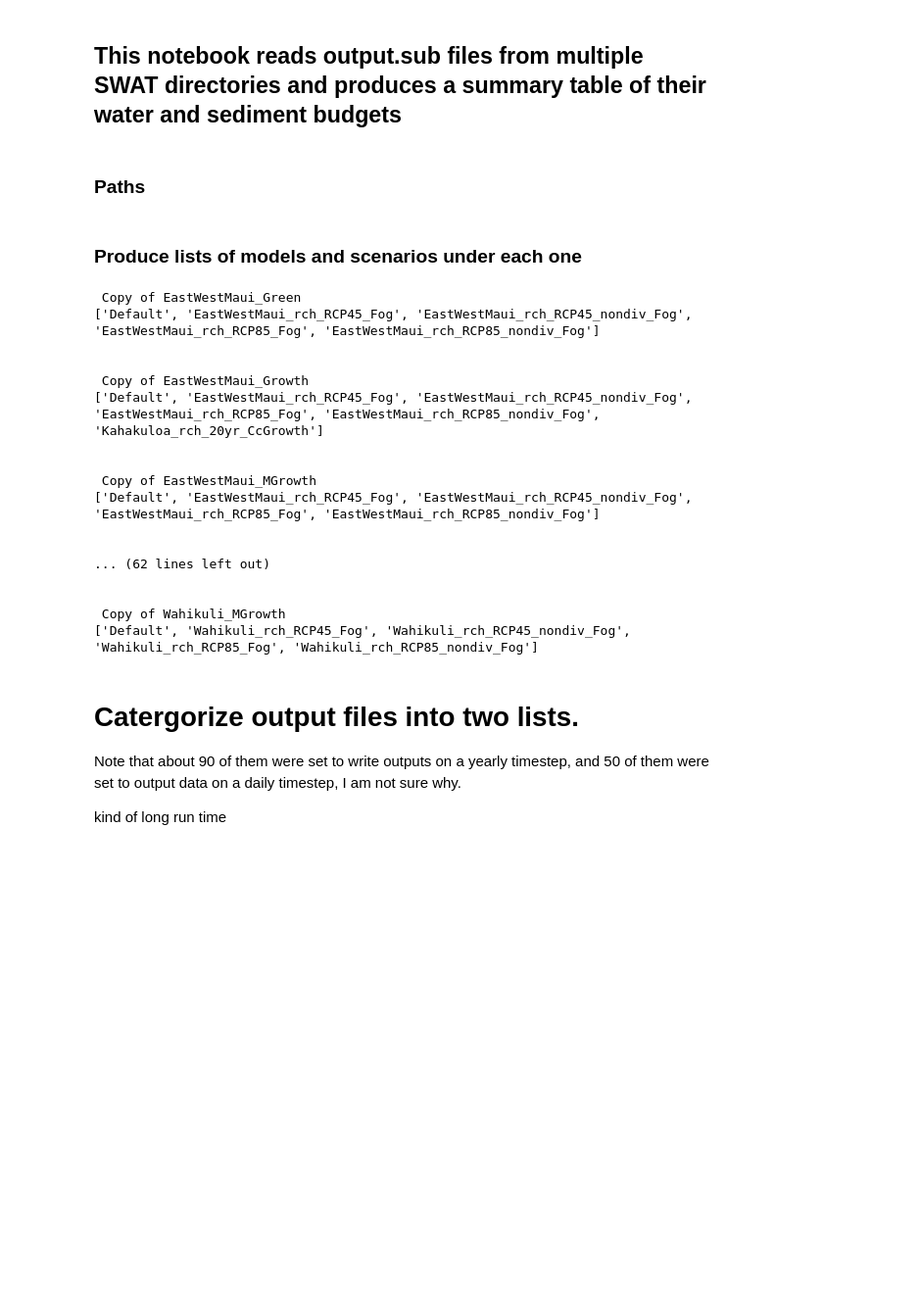
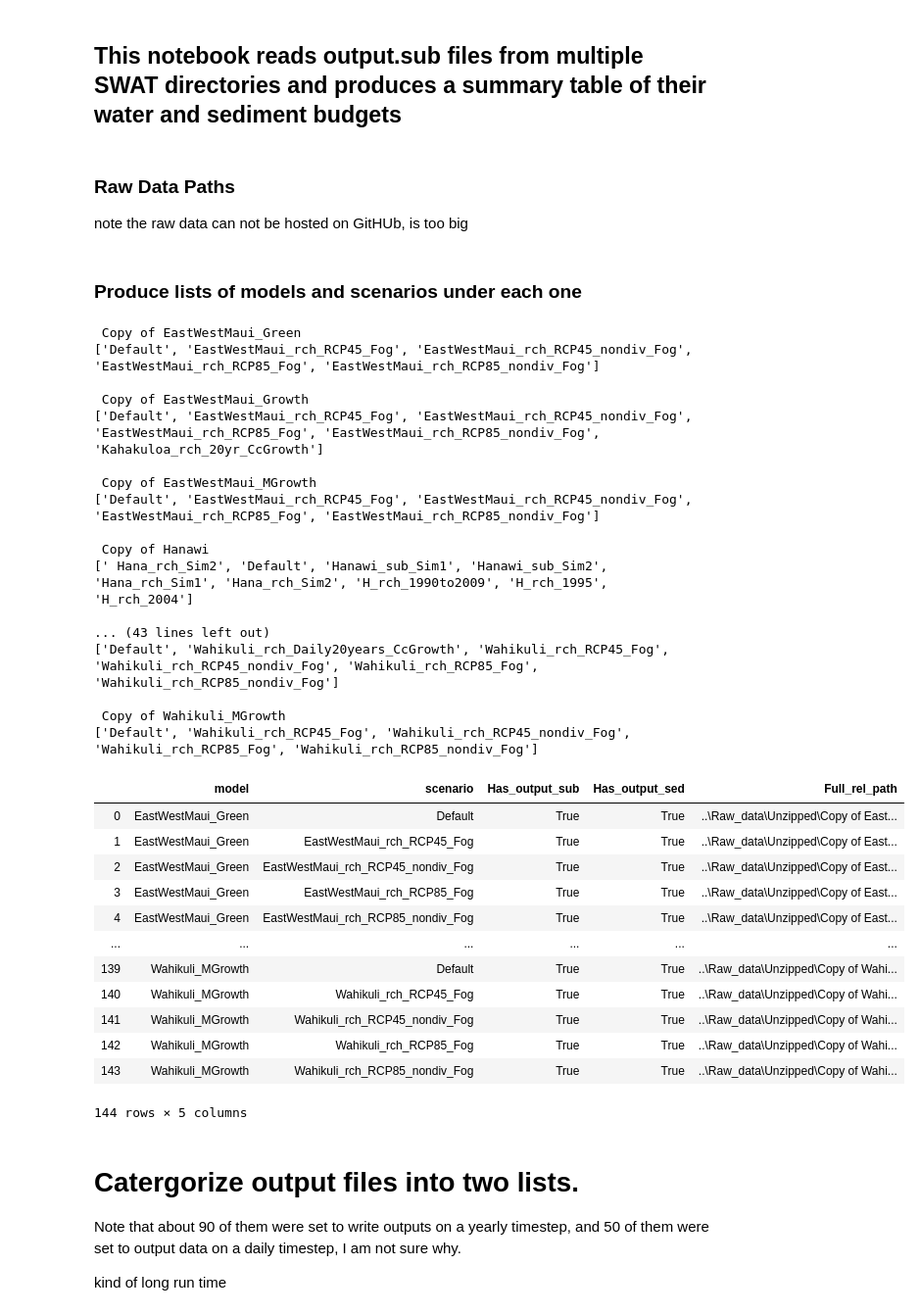
Before and after one commit to cshuler/Maui_SWAT_code, a Jupyter notebook: Scripts/Extracting_summaries_output_sub.ipynb, the cells around one changed output. Shown: that part at 98% size. Cells and saved outputs as stored; diff of their text form; code cells hidden in the pictures; blank space fills up the shorter version.

```diff
--- a/Scripts/Extracting_summaries_output_sub.ipynb
+++ b/Scripts/Extracting_summaries_output_sub.ipynb
@@ -14,8 +14,9 @@ import pandas as pd
 import matplotlib.pyplot as plt
 import csv
 import zipfile
-# %% [markdown]
-### Paths
+# %% [markdown]
+### Raw Data Paths
+note the raw data can not be hosted on GitHUb, is too big
 # %%
 # Datapath of raw unzipped files
 datapath = os.path.join("..", 'Raw_data', 'Unzipped')
@@ -50,38 +51,51 @@ for copy_mod in os.listdir(datapath):
         list_of_models.append(model_name[0])
 
         path_c = os.path.join(datapath, copy_mod, model_name[0], 'Scenarios', scenario, 'TxtInOut')
         #print(path_c)
 
         list_of_sub.append(os.path.exists(os.path.join(path_c, 'output.sub')))
         list_of_sed.append(os.path.exists(os.path.join(path_c, 'output.sed')))
         pathlist.append(path_c)
 
 
 summary_Frame = pd.DataFrame({"model":list_of_models, "scenario":list_of_scenarios,
                               "Has_output_sub":list_of_sub  , "Has_output_sed":list_of_sed,
                              "Full_rel_path":pathlist})
 
-# summary_Frame.to_csv(os.path.join("..", "List_of_scenarios.csv"))
+summary_Frame.to_csv(os.path.join(results_path, "List_of_scenarios.csv"))
 
 summary_Frame
 # %% [output]
  Copy of EastWestMaui_Green
 ['Default', 'EastWestMaui_rch_RCP45_Fog', 'EastWestMaui_rch_RCP45_nondiv_Fog', 'EastWestMaui_rch_RCP85_Fog', 'EastWestMaui_rch_RCP85_nondiv_Fog']
-
 
  Copy of EastWestMaui_Growth
 ['Default', 'EastWestMaui_rch_RCP45_Fog', 'EastWestMaui_rch_RCP45_nondiv_Fog', 'EastWestMaui_rch_RCP85_Fog', 'EastWestMaui_rch_RCP85_nondiv_Fog', 'Kahakuloa_rch_20yr_CcGrowth']
 
-
  Copy of EastWestMaui_MGrowth
 ['Default', 'EastWestMaui_rch_RCP45_Fog', 'EastWestMaui_rch_RCP45_nondiv_Fog', 'EastWestMaui_rch_RCP85_Fog', 'EastWestMaui_rch_RCP85_nondiv_Fog']
 
+ Copy of Hanawi
+[' Hana_rch_Sim2', 'Default', 'Hanawi_sub_Sim1', 'Hanawi_sub_Sim2', 'Hana_rch_Sim1', 'Hana_rch_Sim2', 'H_rch_1990to2009', 'H_rch_1995', 'H_rch_2004']
 
-... (62 lines left out)
-
+... (43 lines left out)
+['Default', 'Wahikuli_rch_Daily20years_CcGrowth', 'Wahikuli_rch_RCP45_Fog', 'Wahikuli_rch_RCP45_nondiv_Fog', 'Wahikuli_rch_RCP85_Fog', 'Wahikuli_rch_RCP85_nondiv_Fog']
 
  Copy of Wahikuli_MGrowth
 ['Default', 'Wahikuli_rch_RCP45_Fog', 'Wahikuli_rch_RCP45_nondiv_Fog', 'Wahikuli_rch_RCP85_Fog', 'Wahikuli_rch_RCP85_nondiv_Fog']
+|  | model | scenario | Has_output_sub | Has_output_sed | Full_rel_path |
+| 0 | EastWestMaui_Green | Default | True | True | ..\Raw_data\Unzipped\Copy of East... |
+| 1 | EastWestMaui_Green | EastWestMaui_rch_RCP45_Fog | True | True | ..\Raw_data\Unzipped\Copy of East... |
+| 2 | EastWestMaui_Green | EastWestMaui_rch_RCP45_nondiv_Fog | True | True | ..\Raw_data\Unzipped\Copy of East... |
+| 3 | EastWestMaui_Green | EastWestMaui_rch_RCP85_Fog | True | True | ..\Raw_data\Unzipped\Copy of East... |
+| 4 | EastWestMaui_Green | EastWestMaui_rch_RCP85_nondiv_Fog | True | True | ..\Raw_data\Unzipped\Copy of East... |
+| ... | ... | ... | ... | ... | ... |
+| 139 | Wahikuli_MGrowth | Default | True | True | ..\Raw_data\Unzipped\Copy of Wahi... |
+| 140 | Wahikuli_MGrowth | Wahikuli_rch_RCP45_Fog | True | True | ..\Raw_data\Unzipped\Copy of Wahi... |
+| 141 | Wahikuli_MGrowth | Wahikuli_rch_RCP45_nondiv_Fog | True | True | ..\Raw_data\Unzipped\Copy of Wahi... |
+| 142 | Wahikuli_MGrowth | Wahikuli_rch_RCP85_Fog | True | True | ..\Raw_data\Unzipped\Copy of Wahi... |
+| 143 | Wahikuli_MGrowth | Wahikuli_rch_RCP85_nondiv_Fog | True | True | ..\Raw_data\Unzipped\Copy of Wahi... |
+144 rows × 5 columns
 # %% [markdown]
 # Catergorize output files into two lists.
 Note that about 90 of them were set to write outputs on a yearly timestep, and 50 of them were set to output data on a daily timestep, I am not sure why.
```
Also changed, not shown: parts of 1 cell of this notebook.
